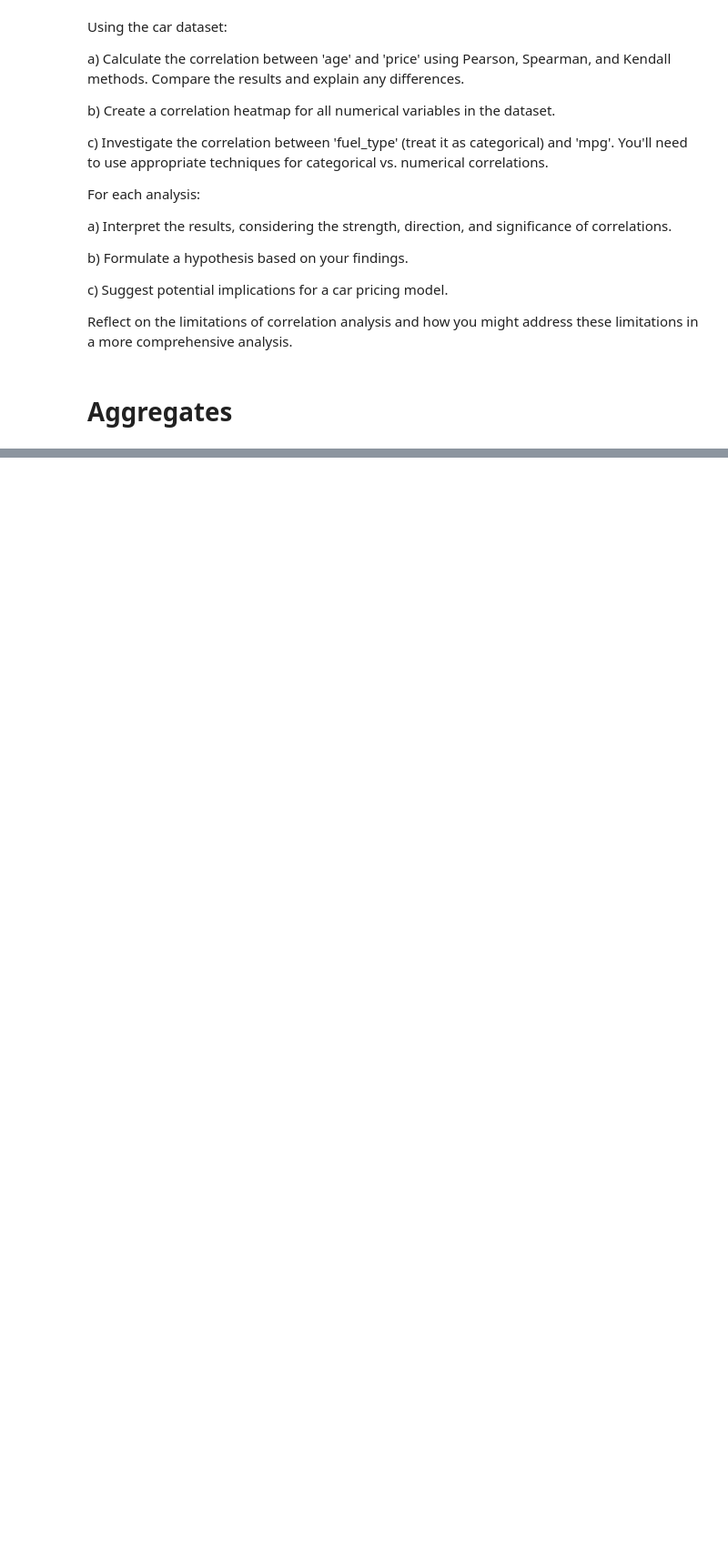
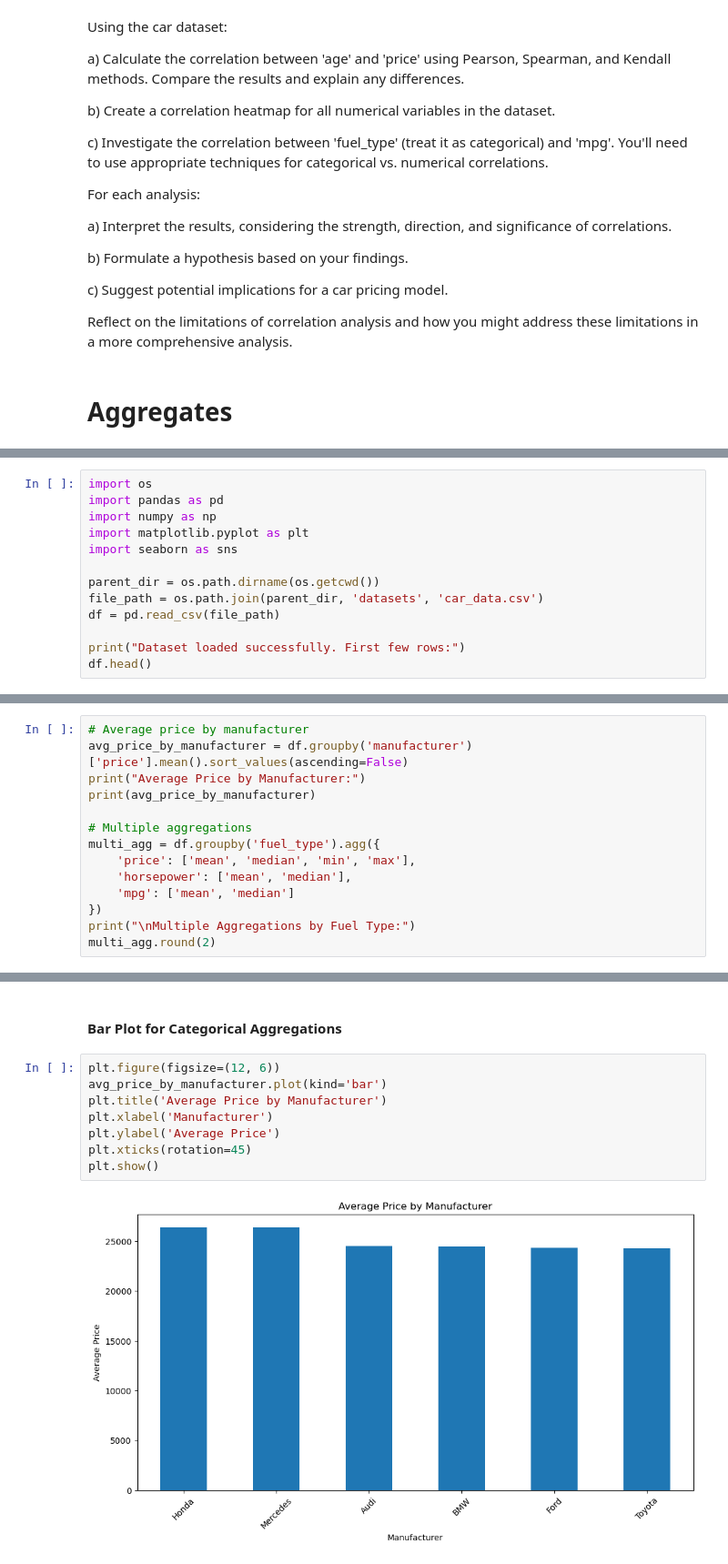
Before and after one commit to drjodyannjones/mdsi_python_seminar_11122023, a Jupyter notebook: exploratory_data_analysis/eda.ipynb, the cells around one changed output, grey strips where cells are left out. Shown at 91% size. Drawn from its saved outputs; the diff is of its cells as text; blank space fills up the shorter version.

```diff
--- a/exploratory_data_analysis/eda.ipynb
+++ b/exploratory_data_analysis/eda.ipynb
@@ -1470,0 +1490,13 @@ Reflect on the limitations of correlation analysis and how you might address the
+# %%
+import os
+import pandas as pd
+import numpy as np
+import matplotlib.pyplot as plt
+import seaborn as sns
+
+parent_dir = os.path.dirname(os.getcwd())
+file_path = os.path.join(parent_dir, 'datasets', 'car_data.csv')
+df = pd.read_csv(file_path)
+
+print("Dataset loaded successfully. First few rows:")
+df.head()
@@ -1470,0 +1516,14 @@ Reflect on the limitations of correlation analysis and how you might address the
+# %%
+# Average price by manufacturer
+avg_price_by_manufacturer = df.groupby('manufacturer')['price'].mean().sort_values(ascending=False)
+print("Average Price by Manufacturer:")
+print(avg_price_by_manufacturer)
+
+# Multiple aggregations
+multi_agg = df.groupby('fuel_type').agg({
+    'price': ['mean', 'median', 'min', 'max'],
+    'horsepower': ['mean', 'median'],
+    'mpg': ['mean', 'median']
+})
+print("\nMultiple Aggregations by Fuel Type:")
+multi_agg.round(2)
@@ -1470,0 +1604,12 @@ Reflect on the limitations of correlation analysis and how you might address the
+# %% [markdown]
+#### Bar Plot for Categorical Aggregations
+# %%
+plt.figure(figsize=(12, 6))
+avg_price_by_manufacturer.plot(kind='bar')
+plt.title('Average Price by Manufacturer')
+plt.xlabel('Manufacturer')
+plt.ylabel('Average Price')
+plt.xticks(rotation=45)
+plt.show()
+# %% [output]
+[figure, added]
```
Also changed, not shown: parts of 19 cells of this notebook.
